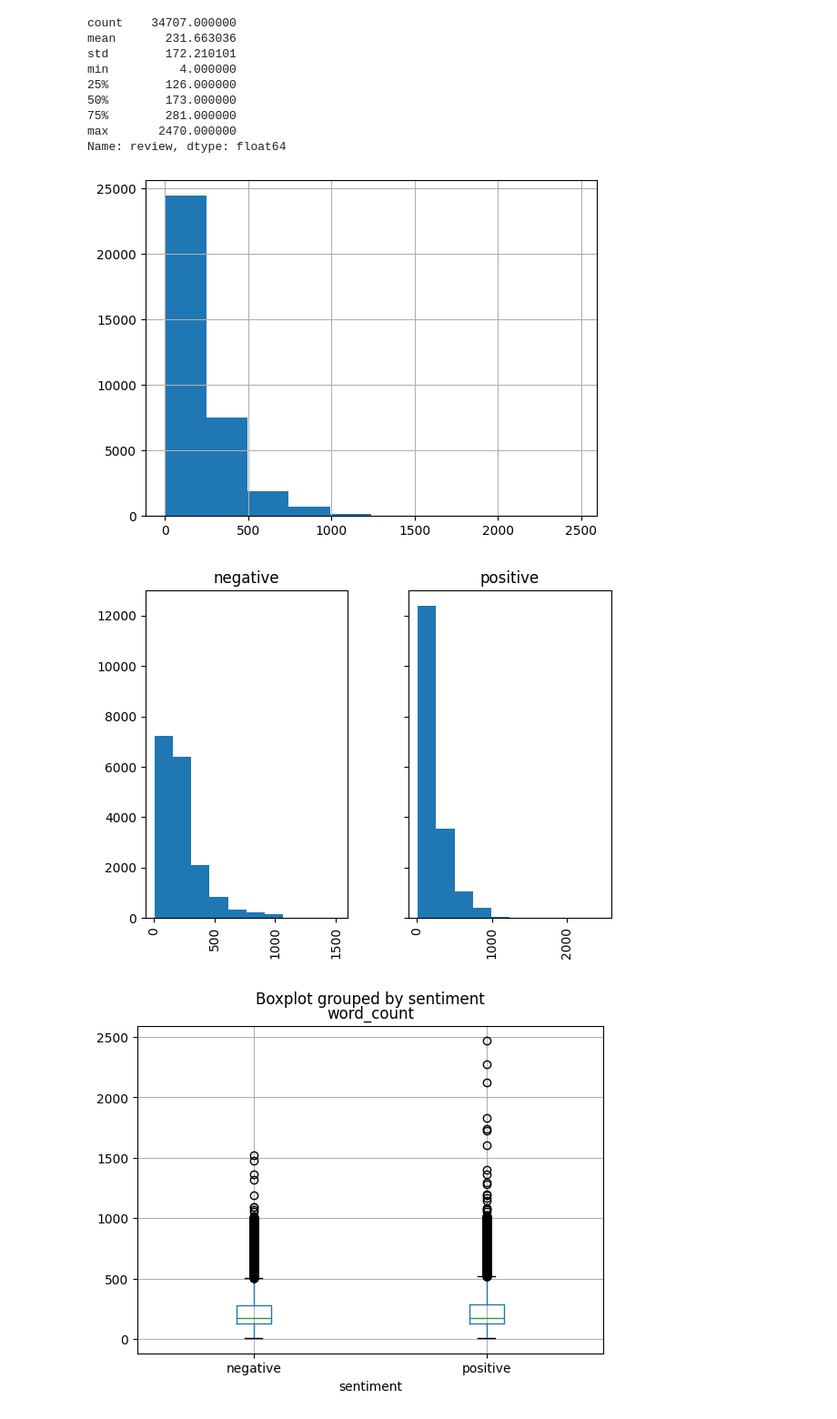
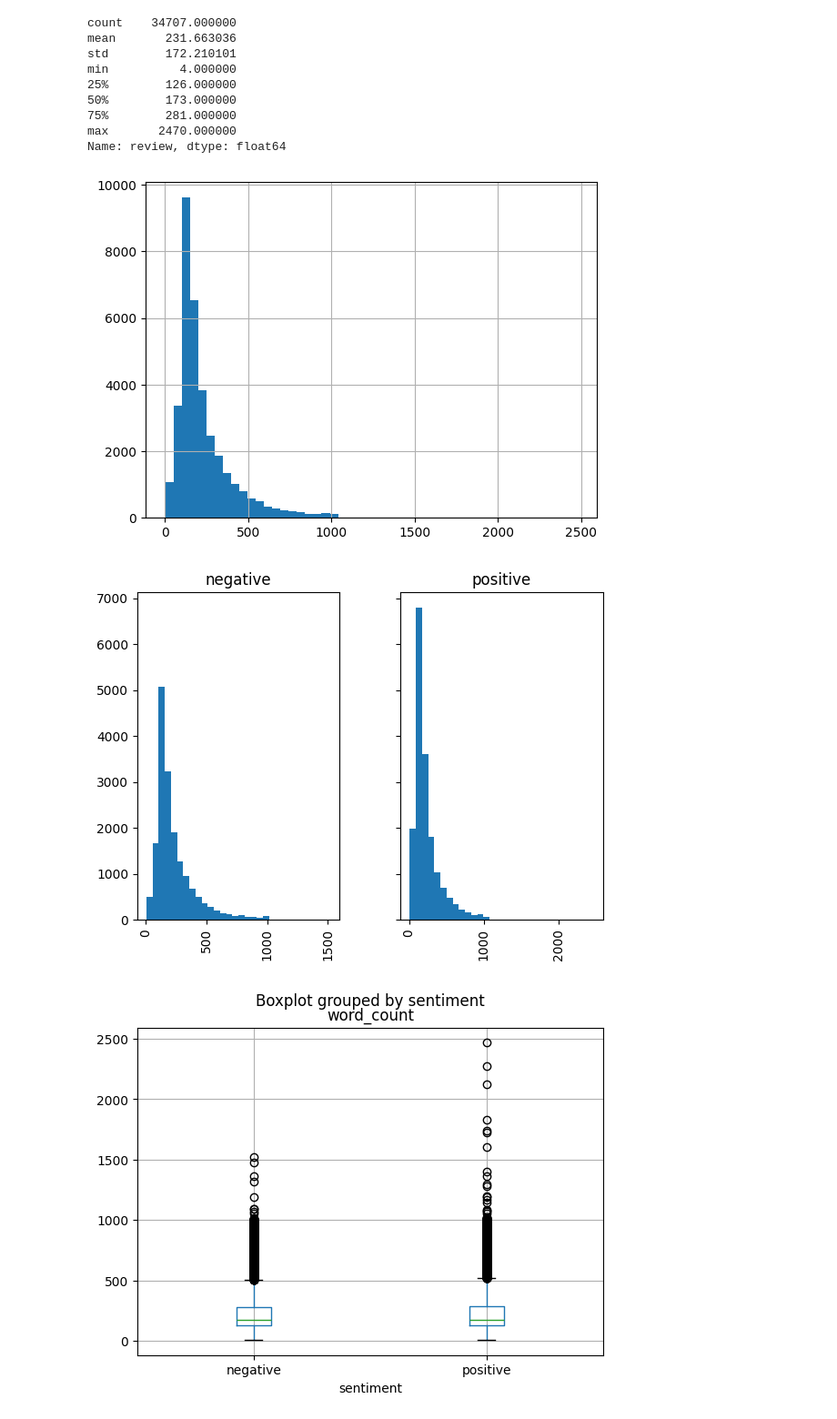
Before and after one commit to alexismenanieves/TensorFlow_Basics, a Jupyter notebook: notebooks/01_IMDB_Sentiment_Analysis.ipynb, the cells around one changed output. Shown: that part at 91% size. Saved outputs shown, nothing was run; the diff lists cells and outputs as text; code cells hidden in the pictures.

```diff
--- a/notebooks/01_IMDB_Sentiment_Analysis.ipynb
+++ b/notebooks/01_IMDB_Sentiment_Analysis.ipynb
@@ -142,19 +142,19 @@ max       2470.000000
 Name: review, dtype: float64
 # %%
 # 2.4 Show histogram of word count
-train_df['review'].apply(lambda x: len(x.split(' '))).hist()
+train_df['review'].apply(lambda x: len(x.split(' '))).hist(bins=50)
 plt.show()
 # %% [output]
-[figure, old version]
+[figure, new version]
 # %%
 # 2.5 Show histogram of word count stratified by sentiment
 (train_df
  .assign(word_count = train_df['review'].apply(lambda x: len(x.split())))
- .hist('word_count', by='sentiment', grid=True, sharey=True)
+ .hist('word_count', by='sentiment', grid=True, sharey=True, bins=30)
 )
 plt.show()
 # %% [output]
-[figure, old version]
+[figure, new version]
 # %%
 # 2.6 Show boxplot of word count stratified by sentiment
 (train_df
```
Also changed, not shown: parts of 8 cells of this notebook.
